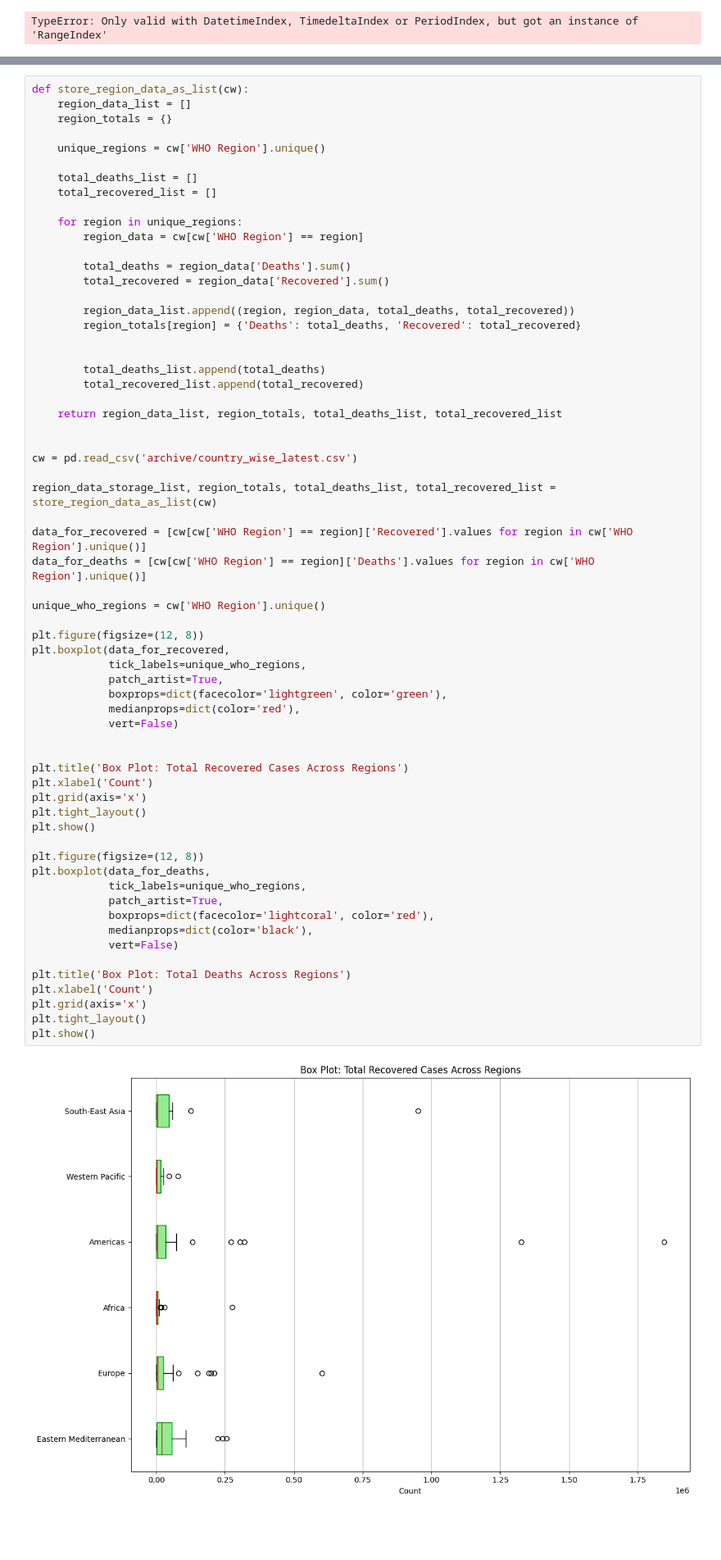
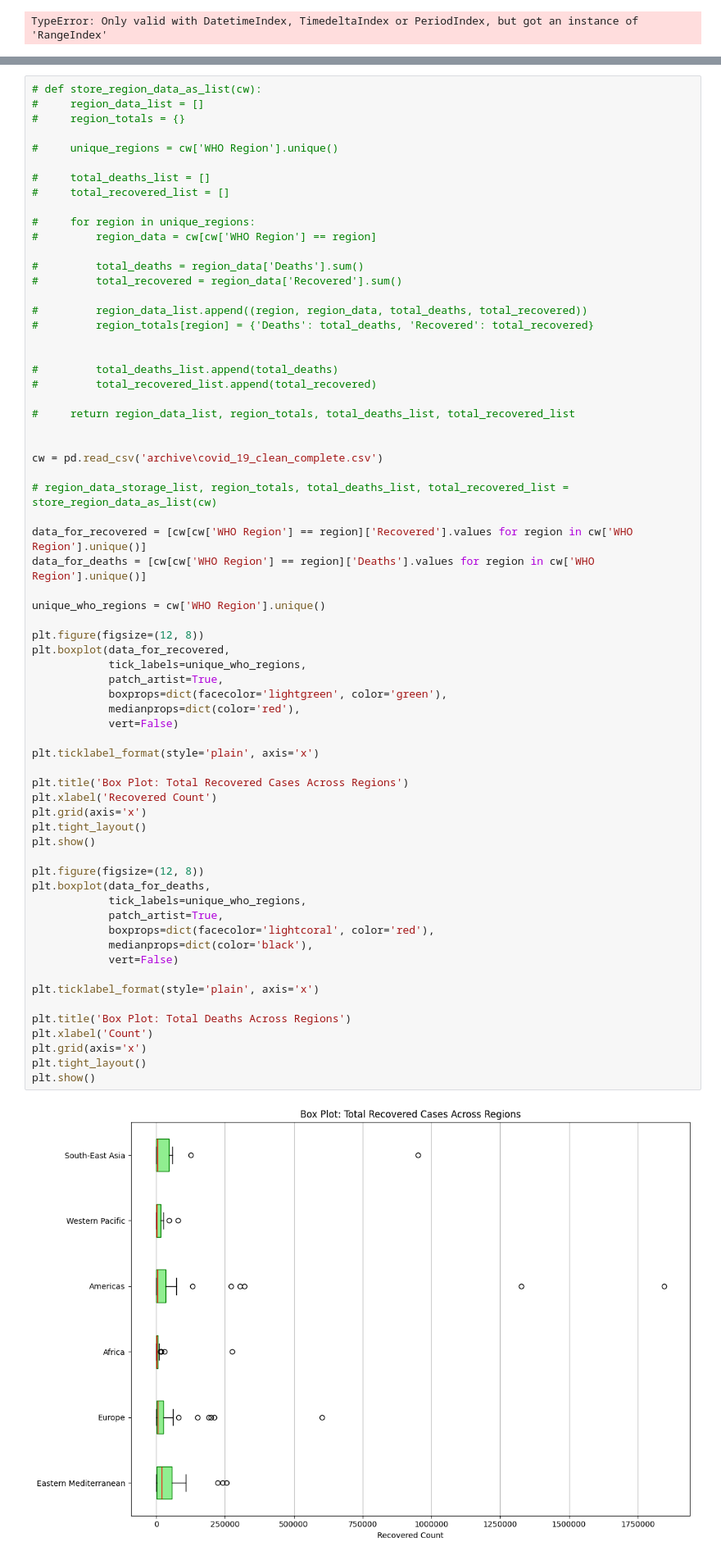
Before and after one commit to peterdev123/data_report, a Jupyter notebook: test.ipynb, the cells around one changed output, grey strips where cells are left out. Shown at 82% size. Drawn from its saved outputs; the diff is of its cells as text; blank space fills up the shorter version.

Commit message:
Added more data visualization

```diff
--- a/test.ipynb
+++ b/test.ipynb
@@ -321,32 +314,32 @@ region_data_storage_list, region_totals, total_deaths_list, total_recovered_list
 # %%
-def store_region_data_as_list(cw):
-    region_data_list = []
-    region_totals = {}
+# def store_region_data_as_list(cw):
+#     region_data_list = []
+#     region_totals = {}
 
-    unique_regions = cw['WHO Region'].unique()
+#     unique_regions = cw['WHO Region'].unique()
 
-    total_deaths_list = []
-    total_recovered_list = []
+#     total_deaths_list = []
+#     total_recovered_list = []
 
-    for region in unique_regions:
-        region_data = cw[cw['WHO Region'] == region]
+#     for region in unique_regions:
+#         region_data = cw[cw['WHO Region'] == region]
 
-        total_deaths = region_data['Deaths'].sum()
-        total_recovered = region_data['Recovered'].sum()
+#         total_deaths = region_data['Deaths'].sum()
+#         total_recovered = region_data['Recovered'].sum()
 
-        region_data_list.append((region, region_data, total_deaths, total_recovered))
-        region_totals[region] = {'Deaths': total_deaths, 'Recovered': total_recovered}
+#         region_data_list.append((region, region_data, total_deaths, total_recovered))
+#         region_totals[region] = {'Deaths': total_deaths, 'Recovered': total_recovered}
 
 
-        total_deaths_list.append(total_deaths)
-        total_recovered_list.append(total_recovered)
+#         total_deaths_list.append(total_deaths)
+#         total_recovered_list.append(total_recovered)
 
-    return region_data_list, region_totals, total_deaths_list, total_recovered_list
+#     return region_data_list, region_totals, total_deaths_list, total_recovered_list
 
 
-cw = pd.read_csv('archive/country_wise_latest.csv')
+cw = pd.read_csv('archive\covid_19_clean_complete.csv')
 
-region_data_storage_list, region_totals, total_deaths_list, total_recovered_list = store_region_data_as_list(cw)
+# region_data_storage_list, region_totals, total_deaths_list, total_recovered_list = store_region_data_as_list(cw)
 
 data_for_recovered = [cw[cw['WHO Region'] == region]['Recovered'].values for region in cw['WHO Region'].unique()]
 data_for_deaths = [cw[cw['WHO Region'] == region]['Deaths'].values for region in cw['WHO Region'].unique()]
@@ -354,33 +347,36 @@ data_for_deaths = [cw[cw['WHO Region'] == region]['Deaths'].values for region in
 unique_who_regions = cw['WHO Region'].unique()
 
 plt.figure(figsize=(12, 8))
 plt.boxplot(data_for_recovered,
             tick_labels=unique_who_regions,
             patch_artist=True,
             boxprops=dict(facecolor='lightgreen', color='green'),
             medianprops=dict(color='red'),
             vert=False)
 
+plt.ticklabel_format(style='plain', axis='x')
 
 plt.title('Box Plot: Total Recovered Cases Across Regions')
-plt.xlabel('Count')
+plt.xlabel('Recovered Count')
 plt.grid(axis='x')
 plt.tight_layout()
 plt.show()
 
 plt.figure(figsize=(12, 8))
 plt.boxplot(data_for_deaths,
             tick_labels=unique_who_regions,
             patch_artist=True,
             boxprops=dict(facecolor='lightcoral', color='red'),
             medianprops=dict(color='black'),
             vert=False)
 
+plt.ticklabel_format(style='plain', axis='x')
+
 plt.title('Box Plot: Total Deaths Across Regions')
 plt.xlabel('Count')
 plt.grid(axis='x')
 plt.tight_layout()
 plt.show()
 # %% [output]
-[figure, old version]
+[figure, new version]
 [figure]
```
Also changed, not shown: parts of 1 cell of this notebook.
